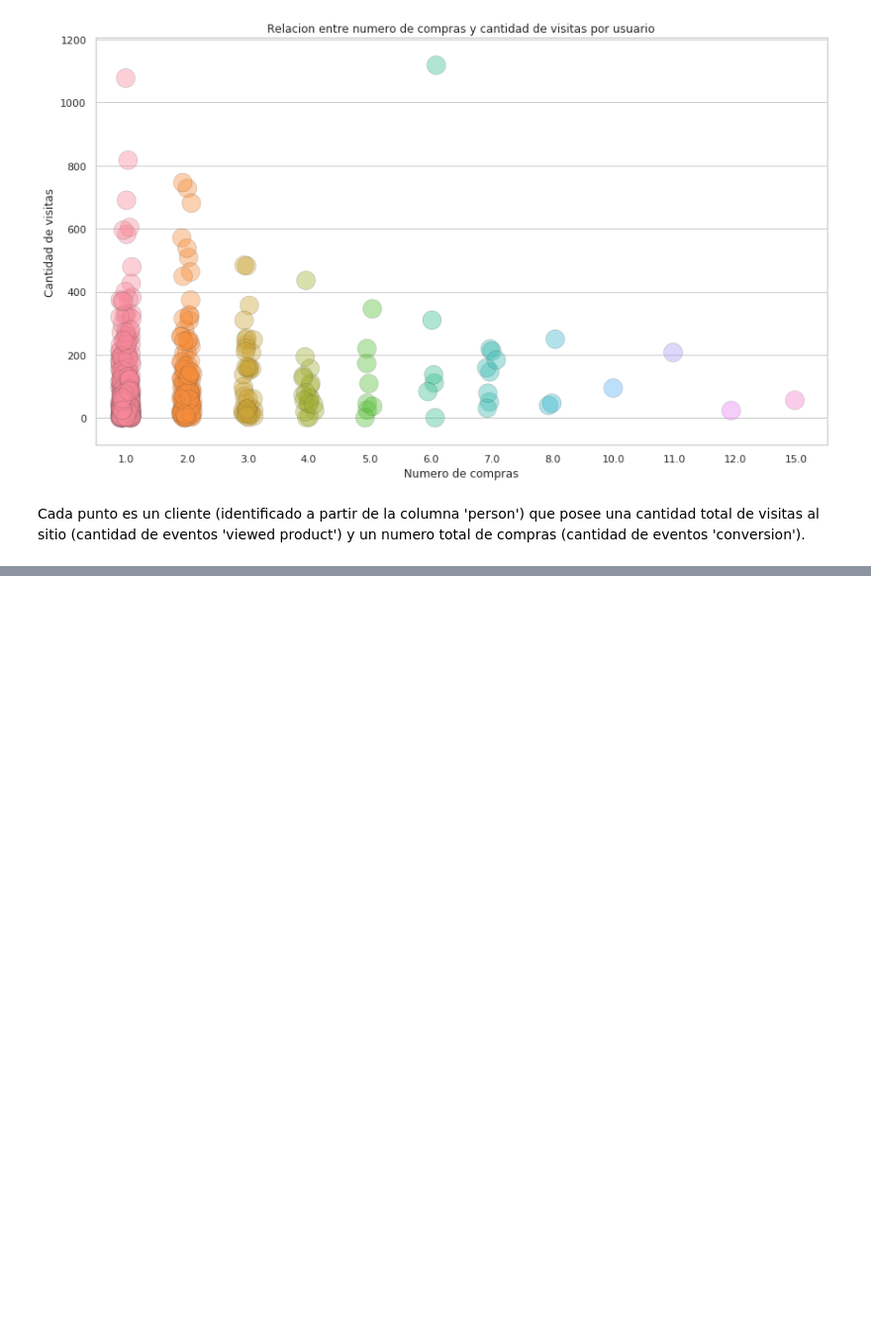
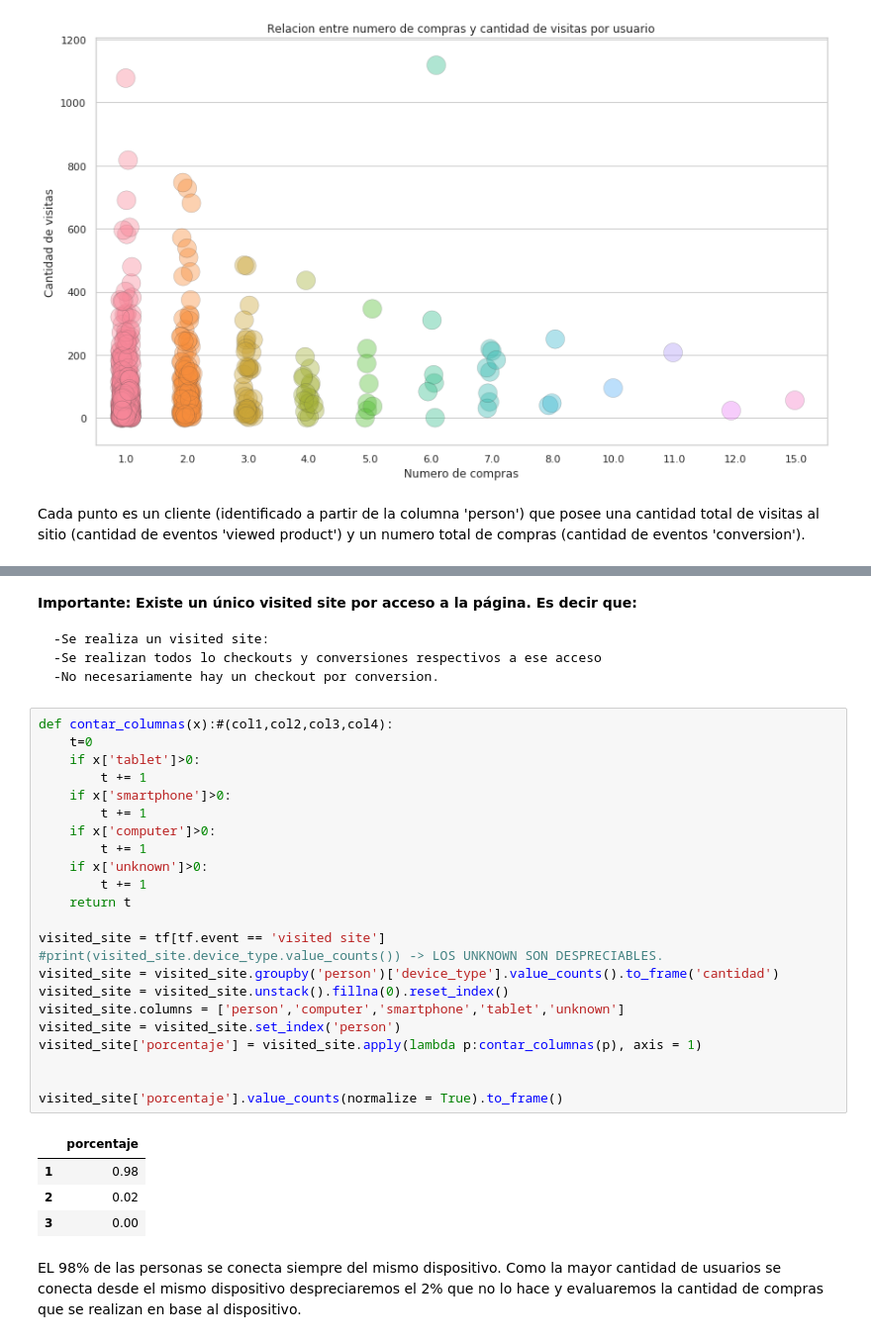
Before and after one commit to sebalogue/tp1-datos, a Jupyter notebook: TP1- Parte 3.ipynb, the cells around one changed output, grey strips where cells are left out. Shown: that part at 99% size. Drawn from its saved outputs; the diff is of its cells as text; blank space fills up the shorter version.

```diff
--- a/TP1- Parte 3.ipynb
+++ b/TP1- Parte 3.ipynb
@@ -225,0 +181,36 @@ Name: mismo_dispo, dtype: int64
+# %% [markdown]
+**Importante: Existe un único visited site por acceso a la página. Es decir que:**
+
+    -Se realiza un visited site:
+    -Se realizan todos lo checkouts y conversiones respectivos a ese acceso
+    -No necesariamente hay un checkout por conversion.
+# %%
+def contar_columnas(x):#(col1,col2,col3,col4):
+    t=0
+    if x['tablet']>0:
+        t += 1
+    if x['smartphone']>0:
+        t += 1
+    if x['computer']>0:
+        t += 1
+    if x['unknown']>0:
+        t += 1
+    return t
+
+visited_site = tf[tf.event == 'visited site']
+#print(visited_site.device_type.value_counts()) -> LOS UNKNOWN SON DESPRECIABLES.
+visited_site = visited_site.groupby('person')['device_type'].value_counts().to_frame('cantidad')
+visited_site = visited_site.unstack().fillna(0).reset_index()
+visited_site.columns = ['person','computer','smartphone','tablet','unknown']
+visited_site = visited_site.set_index('person')
+visited_site['porcentaje'] = visited_site.apply(lambda p:contar_columnas(p), axis = 1)
+
+
+visited_site['porcentaje'].value_counts(normalize = True).to_frame()
+# %% [output]
+|  | porcentaje |
+| 1 | 0.98 |
+| 2 | 0.02 |
+| 3 | 0.00 |
+# %% [markdown]
+EL 98% de las personas se conecta siempre del mismo dispositivo. Como la mayor cantidad de usuarios se conecta desde el mismo dispositivo despreciaremos el 2% que no lo hace y evaluaremos la cantidad de compras que se realizan en base al dispositivo.
```
Also changed, not shown: parts of 14 cells of this notebook.
